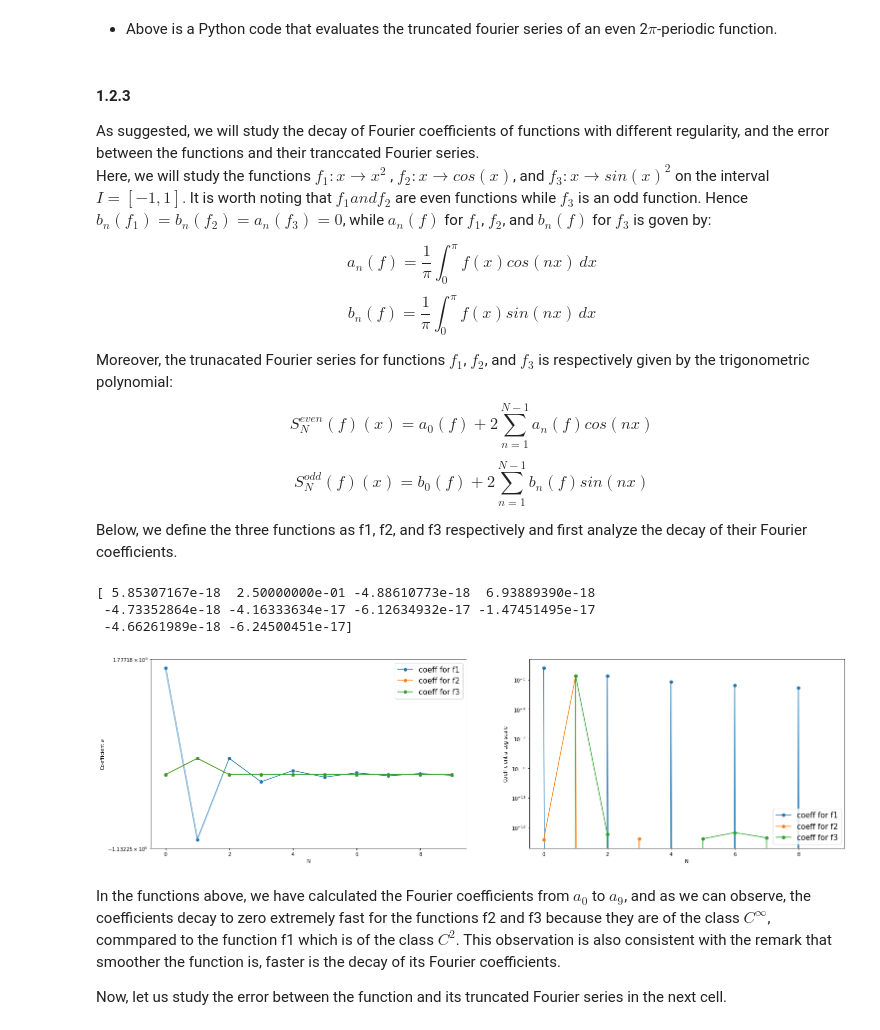
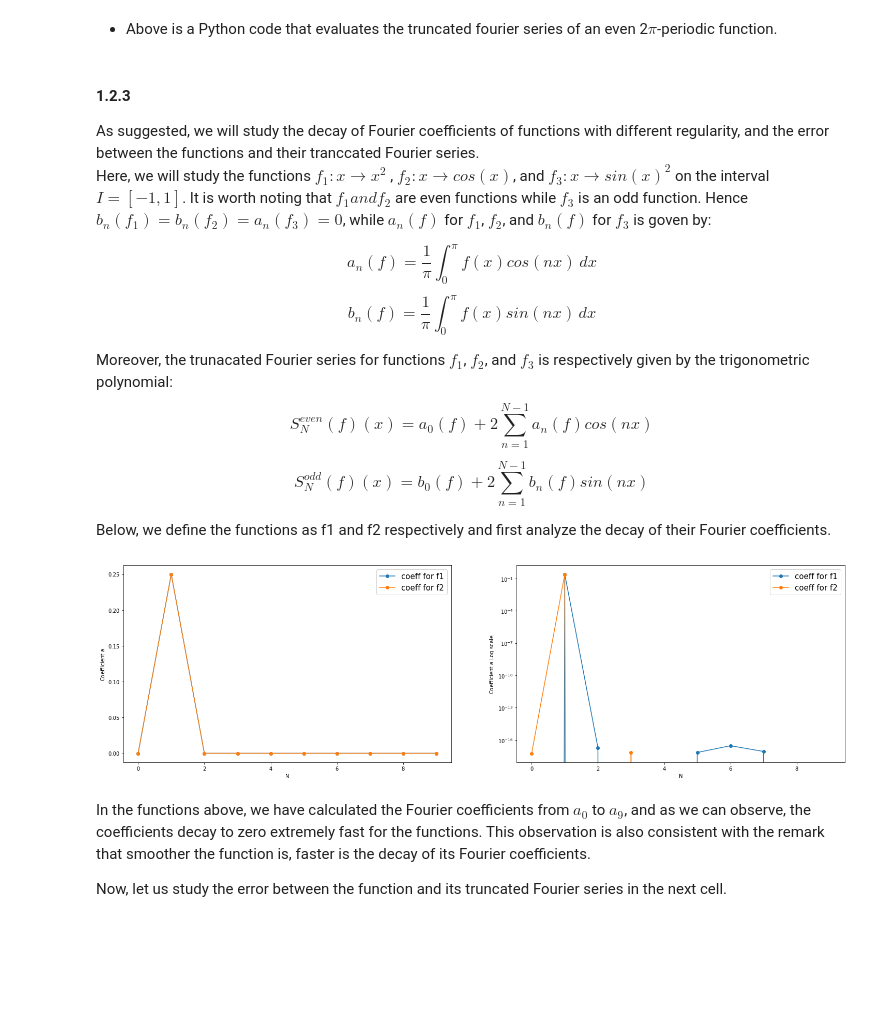
Before and after one commit to vrushank-agrawal/MAA106, a Jupyter notebook: MAA106 - project.ipynb, the cells around one changed output. Drawn from its saved outputs; the diff is of its cells as text; code cells hidden in the pictures; blank space fills up the shorter version.

```diff
--- a/MAA106 - project.ipynb
+++ b/MAA106 - project.ipynb
@@ -72,68 +72,56 @@ Moreover, the trunacated Fourier series for functions $f_1$, $f_2$,  and $f_3$ i
 
 $$ S_N^{odd}(f)(x) = b_0(f) + 2\sum_{n=1}^{N-1} b_n(f)sin(nx) $$
 
-Below, we define the three functions as f1, f2, and f3 respectively and first analyze the decay of their Fourier coefficients.
+Below, we define the functions as f1 and f2 respectively and first analyze the decay of their Fourier coefficients.
 # %%
-def f1(x):
-    return x**2
+def f1(x, pow = 1):
+    return np.sin(x) ** pow
 
-def f2(x):
-    return np.cos(x)
+def f2(x, pow = 1):
+    return np.cos(x) ** pow
 
-def f3(x):
-    return np.sin(x)
-
-def a(f, n):                                                          #calculates a single coefficient
-    func = lambda x : f(x) * np.cos(n * x)
+def a(f, n, pow = 1):                                                          #calculates a single coefficient
+    func = lambda x : f(x, pow) * np.cos(n * x)
     return integrate.quad(func, 0, math.pi)
 
-def b(f, n):                                                          #calculates a single coefficient
-    func = lambda x : f(x) * np.sin(n * x)
+def b(f, n, pow = 1):                                                          #calculates a single coefficient
+    func = lambda x : f(x, pow) * np.sin(n * x)
     return integrate.quad(func, 0, math.pi)
 
-def Fourier_coeff_even(f):                                                   #calculates fourier coefficients upto N
+def Fourier_coeff_even(f):                                                     #calculates fourier coefficients upto N
     coeff, err = np.zeros(10), np.zeros(10)
     for i in range(10):
         coeff[i], err[i] = a(f, i)
     return coeff / (2*math.pi), err
 
-def Fourier_coeff_odd(f):                                                   #calculates fourier coefficients upto N
+def Fourier_coeff_odd(f):                                                      #calculates fourier coefficients upto N
     coeff, err = np.zeros(10), np.zeros(10)
     for i in range(10):
         coeff[i], err[i] = b(f, i)
     return coeff / (2*math.pi), err
 
 tabk = np.arange(0,10,1)
-coeff_f1, err_f1 = Fourier_coeff_even(f1)
+coeff_f1, err_f1 = Fourier_coeff_odd(f1)
 coeff_f2, err_f2 = Fourier_coeff_even(f2)
-coeff_f3, err_f3 = Fourier_coeff_odd(f3)
-
-print(coeff_f2)
 
 plt.figure(figsize=(25, 7))
 plt.subplot(1,2,1)
 plt.plot(tabk, coeff_f1, marker='o', label='coeff for f1')
 plt.plot(tabk, coeff_f2, marker='o', label='coeff for f2')
-plt.plot(tabk, coeff_f3, marker='o', label='coeff for f3')
 plt.xlabel('N')
-plt.yscale('symlog')
 plt.ylabel('Coefficient $a$')
 plt.legend(fontsize=15)
 plt.subplot(1,2,2)
 plt.plot(tabk, coeff_f1, marker='o', label='coeff for f1')
 plt.plot(tabk, coeff_f2, marker='o', label='coeff for f2')
-plt.plot(tabk, coeff_f3, marker='o', label='coeff for f3')
 plt.xlabel('N')
 plt.yscale('log')
 plt.ylabel('Coefficient $a$ Log scale')
 plt.legend(fontsize=15)
 plt.show()
 # %% [output]
-[ 5.85307167e-18  2.50000000e-01 -4.88610773e-18  6.93889390e-18
- -4.73352864e-18 -4.16333634e-17 -6.12634932e-17 -1.47451495e-17
- -4.66261989e-18 -6.24500451e-17]
-[figure, old version]
+[figure, new version]
 # %% [markdown]
-In the functions above, we have calculated the Fourier coefficients from $a_0$ to $a_9$, and as we can observe, the coefficients decay to zero extremely fast for the functions f2 and f3 because they are of the class $C^{\infty}$, commpared to the function f1 which is of the class $C^2$. This observation is also consistent with the remark that smoother the function is, faster is the decay of its Fourier coefficients.
+In the functions above, we have calculated the Fourier coefficients from $a_0$ to $a_9$, and as we can observe, the coefficients decay to zero extremely fast for the functions. This observation is also consistent with the remark that smoother the function is, faster is the decay of its Fourier coefficients.
 
 Now, let us study the error between the function and its truncated Fourier series in the next cell.
```
Also changed, not shown: parts of 5 cells of this notebook.
